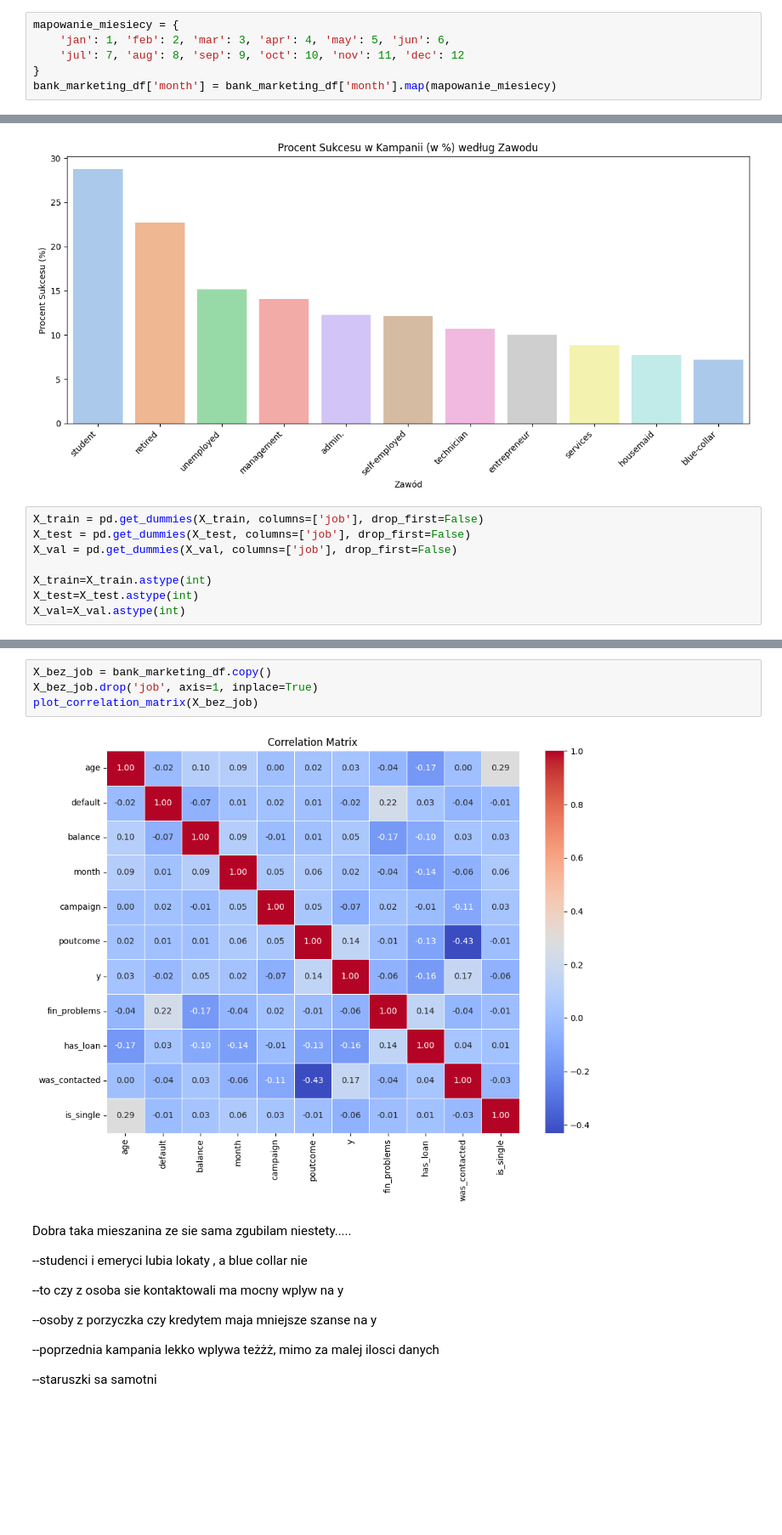
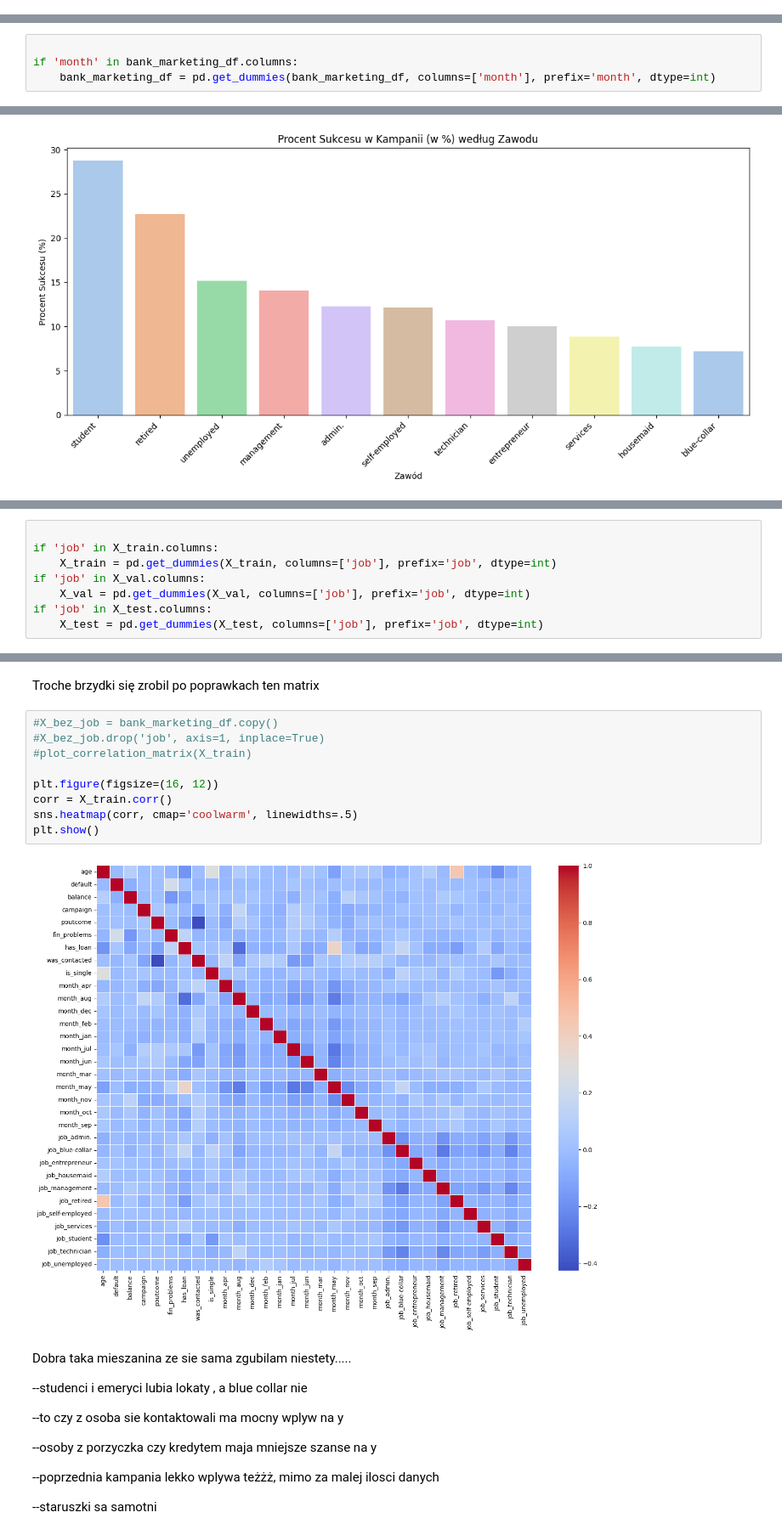
Before and after one commit to Solvro/ml-kurs-wdrozeniowy-25, a Jupyter notebook: lista1.ipynb, the cells around one changed output, grey strips where cells are left out. Shown at 85% size. Cells and saved outputs as stored; diff of their text form; blank space fills up the shorter version.

```diff
--- a/lista1.ipynb
+++ b/lista1.ipynb
@@ -426,9 +451,3 @@ bank_marketing_df.head(5)
 #dobra na razie tylko usuwalam a teraz dopiero podzielie przed uzupelnianiem
 # %%
 #jescze wszystko trzeba na kategorie
-# %%
-mapowanie_miesiecy = {
-    'jan': 1, 'feb': 2, 'mar': 3, 'apr': 4, 'may': 5, 'jun': 6,
-    'jul': 7, 'aug': 8, 'sep': 9, 'oct': 10, 'nov': 11, 'dec': 12
-}
-bank_marketing_df['month'] = bank_marketing_df['month'].map(mapowanie_miesiecy)
@@ -435,3 +456,7 @@ bank_marketing_df['month'] = bank_marketing_df['month'].map(mapowanie_miesiecy)
+# %%
+
+if 'month' in bank_marketing_df.columns:
+    bank_marketing_df = pd.get_dummies(bank_marketing_df, columns=['month'], prefix='month', dtype=int)
 # %%
 #jeszcze poutcome
 bank_marketing_df['poutcome'] = bank_marketing_df['poutcome'].fillna('unknown')
@@ -545,11 +572,3 @@ Passing `palette` without assigning `hue` is deprecated and will be removed in v
 
   sns.barplot(
 [figure]
-# %%
-X_train = pd.get_dummies(X_train, columns=['job'], drop_first=False)
-X_test = pd.get_dummies(X_test, columns=['job'], drop_first=False)
-X_val = pd.get_dummies(X_val, columns=['job'], drop_first=False)
-
-X_train=X_train.astype(int)
-X_test=X_test.astype(int)
-X_val=X_val.astype(int)
@@ -555,0 +591,8 @@ X_val=X_val.astype(int)
+# %%
+
+if 'job' in X_train.columns:
+    X_train = pd.get_dummies(X_train, columns=['job'], prefix='job', dtype=int)
+if 'job' in X_val.columns:
+    X_val = pd.get_dummies(X_val, columns=['job'], prefix='job', dtype=int)
+if 'job' in X_test.columns:
+    X_test = pd.get_dummies(X_test, columns=['job'], prefix='job', dtype=int)
@@ -556,9 +609,16 @@ X_val=X_val.astype(int)
+# %% [markdown]
+Troche brzydki się zrobil po poprawkach ten matrix
 # %%
-X_bez_job = bank_marketing_df.copy()
-X_bez_job.drop('job', axis=1, inplace=True)
-plot_correlation_matrix(X_bez_job)
+#X_bez_job = bank_marketing_df.copy()
+#X_bez_job.drop('job', axis=1, inplace=True)
+#plot_correlation_matrix(X_train)
+
+plt.figure(figsize=(16, 12))
+corr = X_train.corr()
+sns.heatmap(corr, cmap='coolwarm', linewidths=.5)
+plt.show()
 # %% [output]
-[figure, old version]
+[figure, new version]
 # %% [markdown]
 Dobra taka mieszanina ze sie sama zgubilam niestety.....
 
```
Also changed, not shown: parts of 25 cells of this notebook, 1 other file.
